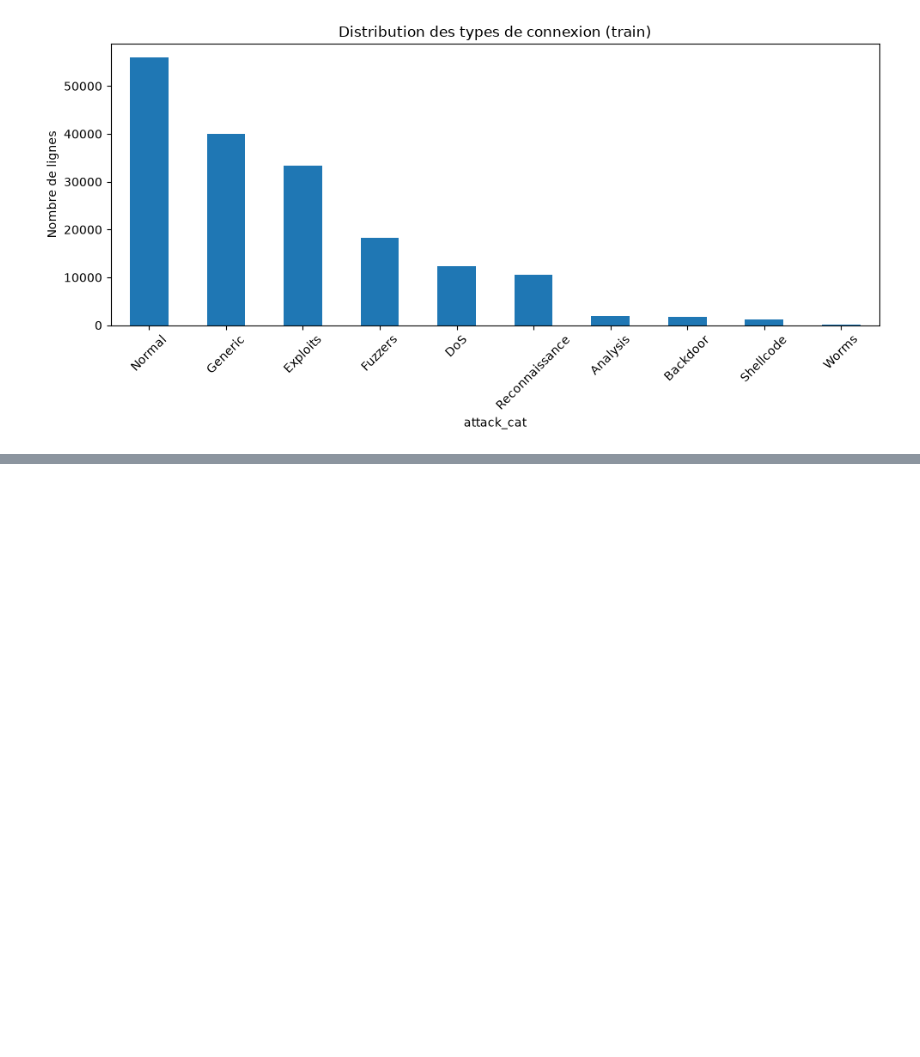
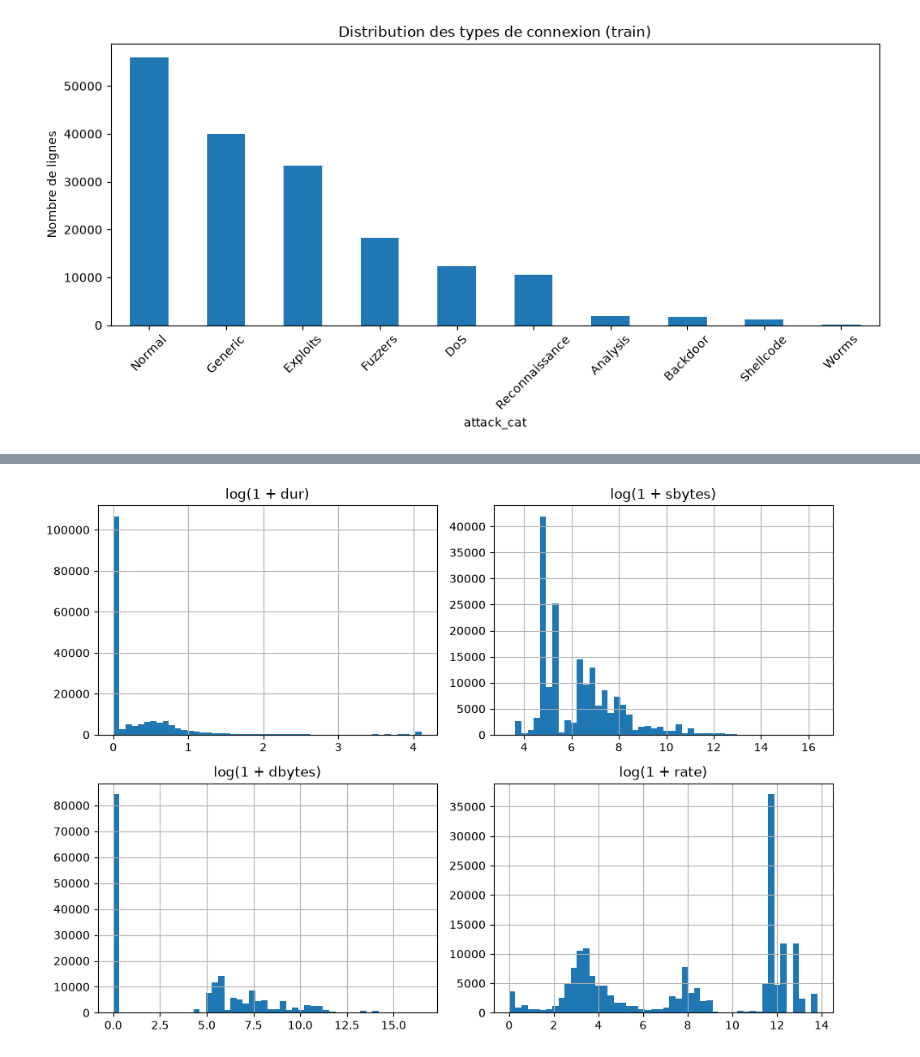
Before and after one commit to barellina/DM-Detection-Intrusions-UNSW-NB15, a Jupyter notebook: notebooks/01_eda_and_cleaning.ipynb, the cells around one changed output, grey strips where cells are left out. Drawn from its saved outputs; the diff is of its cells as text; code cells hidden in the pictures; blank space fills up the shorter version.

```diff
--- a/notebooks/01_eda_and_cleaning.ipynb
+++ b/notebooks/01_eda_and_cleaning.ipynb
@@ -104,0 +125,12 @@ plt.show()
+# %%
+import numpy as np
+
+cols = ["dur", "sbytes", "dbytes", "rate"]
+fig, axes = plt.subplots(2, 2, figsize=(10, 7))
+for ax, c in zip(axes.flat, cols):
+    np.log1p(train[c]).hist(bins=50, ax=ax)
+    ax.set_title(f"log(1 + {c})")
+plt.tight_layout()
+plt.show()
+# %% [output]
+[figure, added]
```
Also changed, not shown: parts of 3 cells of this notebook.
